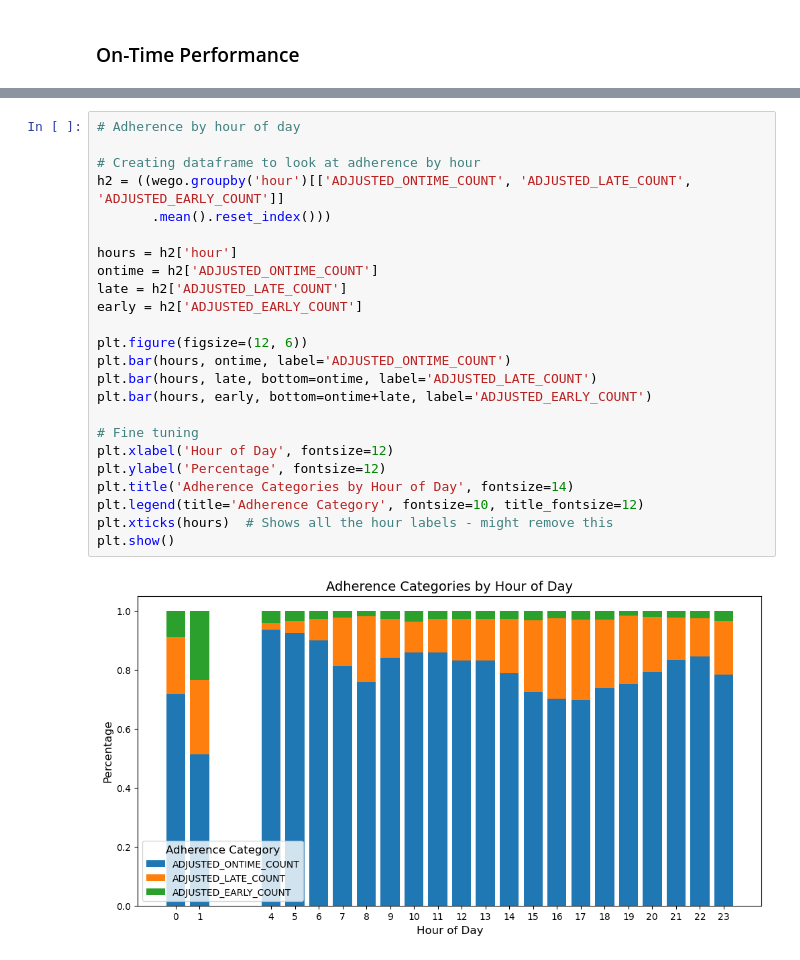
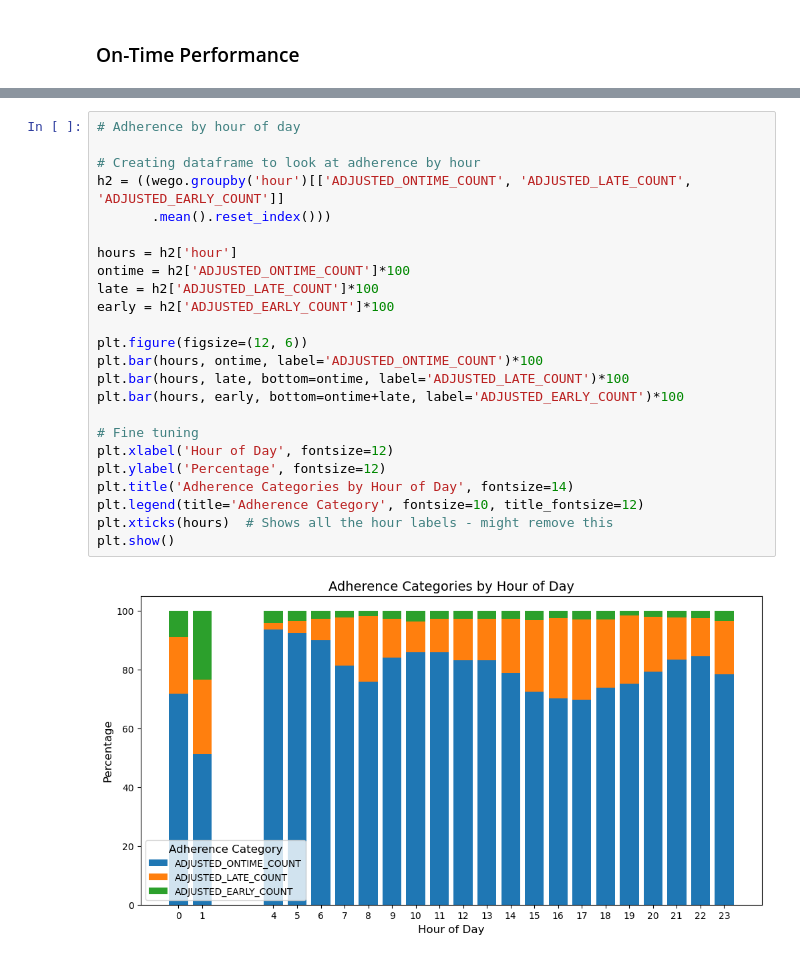
Before and after one commit to NSS-Data-Analytics-Cohort-11/wego-boomers, a Jupyter notebook: notebooks/WeGo.ipynb, the cells around one changed output, grey strips where cells are left out. Saved outputs shown, nothing was run; the diff lists cells and outputs as text.

```diff
--- a/notebooks/WeGo.ipynb
+++ b/notebooks/WeGo.ipynb
@@ -433,28 +351,28 @@ plt.show()
 # %%
 # Adherence by hour of day
 
 # Creating dataframe to look at adherence by hour
 h2 = ((wego.groupby('hour')[['ADJUSTED_ONTIME_COUNT', 'ADJUSTED_LATE_COUNT', 'ADJUSTED_EARLY_COUNT']]
        .mean().reset_index()))
 
 hours = h2['hour']
-ontime = h2['ADJUSTED_ONTIME_COUNT']
-late = h2['ADJUSTED_LATE_COUNT']
-early = h2['ADJUSTED_EARLY_COUNT']
+ontime = h2['ADJUSTED_ONTIME_COUNT']*100
+late = h2['ADJUSTED_LATE_COUNT']*100
+early = h2['ADJUSTED_EARLY_COUNT']*100
 
 plt.figure(figsize=(12, 6))
-plt.bar(hours, ontime, label='ADJUSTED_ONTIME_COUNT')
-plt.bar(hours, late, bottom=ontime, label='ADJUSTED_LATE_COUNT')
-plt.bar(hours, early, bottom=ontime+late, label='ADJUSTED_EARLY_COUNT')
+plt.bar(hours, ontime, label='ADJUSTED_ONTIME_COUNT')*100
+plt.bar(hours, late, bottom=ontime, label='ADJUSTED_LATE_COUNT')*100
+plt.bar(hours, early, bottom=ontime+late, label='ADJUSTED_EARLY_COUNT')*100
 
 # Fine tuning
 plt.xlabel('Hour of Day', fontsize=12)
 plt.ylabel('Percentage', fontsize=12)
 plt.title('Adherence Categories by Hour of Day', fontsize=14)
 plt.legend(title='Adherence Category', fontsize=10, title_fontsize=12)
 plt.xticks(hours)  # Shows all the hour labels - might remove this
 plt.show()
 # %% [output]
-[figure, old version]
+[figure, new version]
 # %%
 # Creating dataframe to look at OTP by day
```
Also changed, not shown: parts of 29 cells of this notebook.
